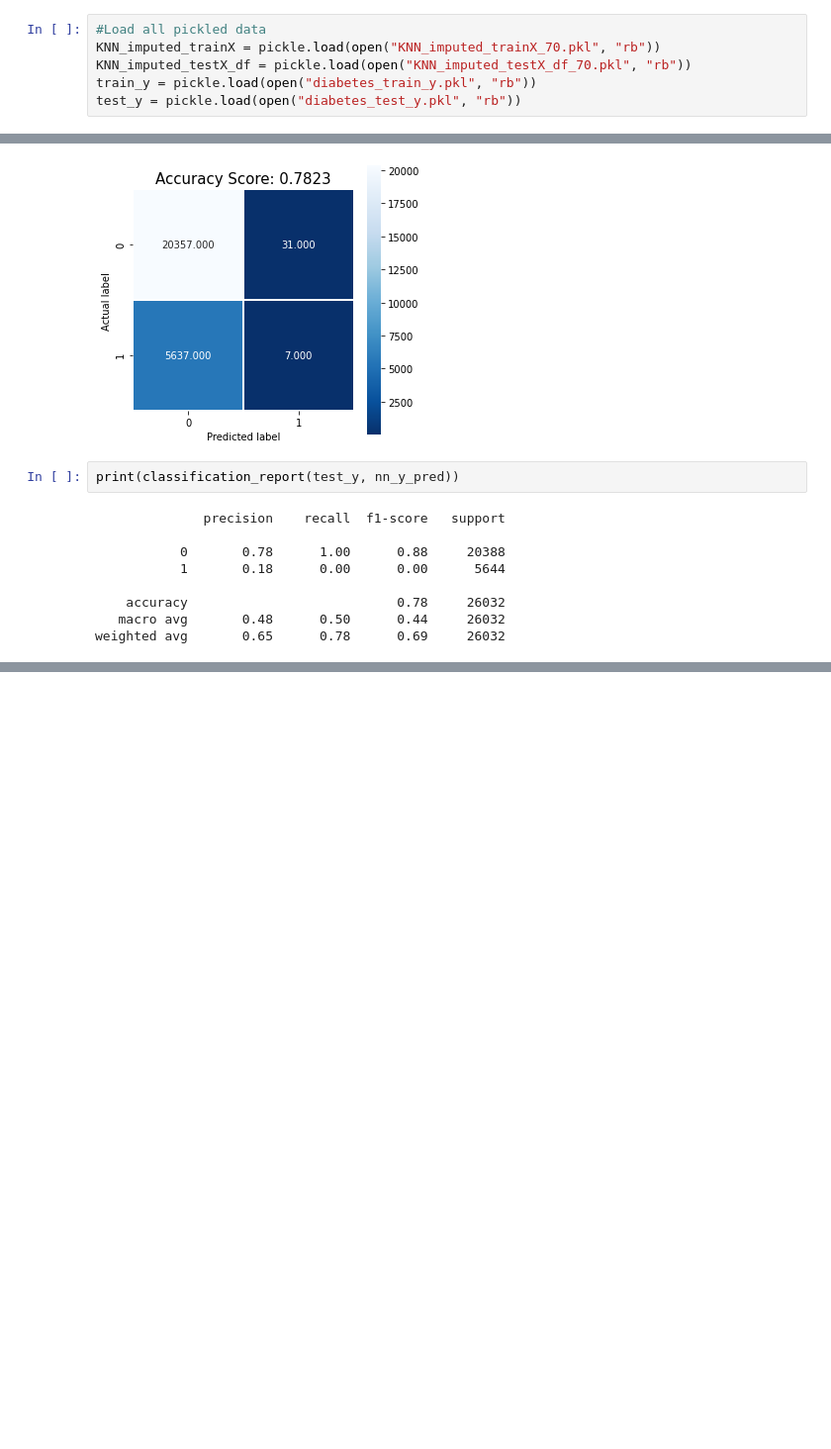
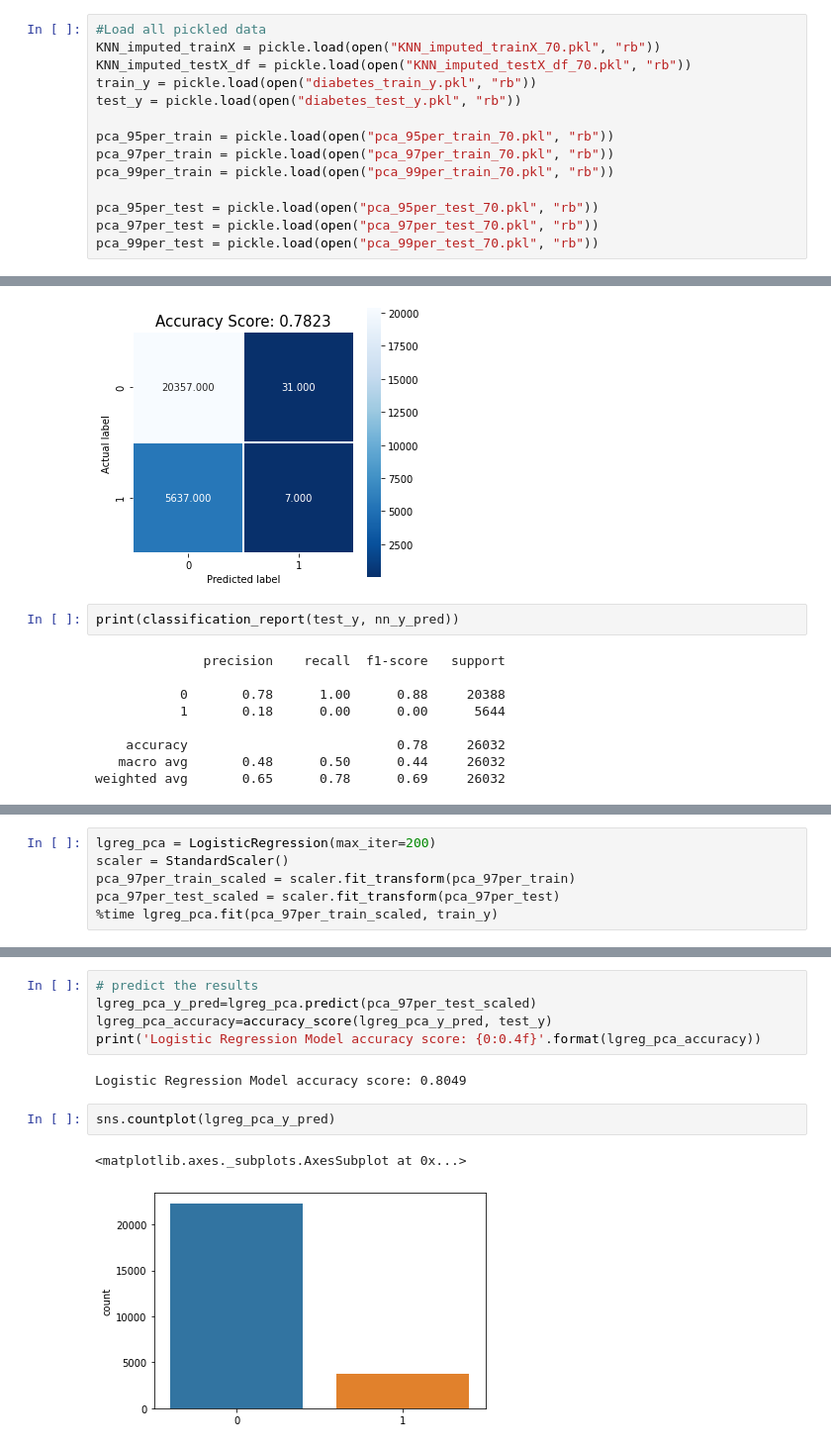
Before and after one commit to bvchand/Diabetes-detection-in-ICU-patients, a Jupyter notebook: final_diabetes_models.ipynb, the cells around one changed output, grey strips where cells are left out. Shown at 99% size. Drawn from its saved outputs; the diff is of its cells as text; blank space fills up the shorter version.

```diff
--- a/final_diabetes_models.ipynb
+++ b/final_diabetes_models.ipynb
@@ -42,6 +42,14 @@ KNN_imputed_trainX = pickle.load(open("KNN_imputed_trainX_70.pkl", "rb"))
 KNN_imputed_testX_df = pickle.load(open("KNN_imputed_testX_df_70.pkl", "rb"))
 train_y = pickle.load(open("diabetes_train_y.pkl", "rb"))
 test_y = pickle.load(open("diabetes_test_y.pkl", "rb"))
+
+pca_95per_train = pickle.load(open("pca_95per_train_70.pkl", "rb"))
+pca_97per_train = pickle.load(open("pca_97per_train_70.pkl", "rb"))
+pca_99per_train = pickle.load(open("pca_99per_train_70.pkl", "rb"))
+
+pca_95per_test = pickle.load(open("pca_95per_test_70.pkl", "rb"))
+pca_97per_test = pickle.load(open("pca_97per_test_70.pkl", "rb"))
+pca_99per_test = pickle.load(open("pca_99per_test_70.pkl", "rb"))
 # %%
 #standardize data
 scaler = StandardScaler()
@@ -323,0 +400,6 @@ weighted avg       0.65      0.78      0.69     26032
+# %%
+lgreg_pca = LogisticRegression(max_iter=200)
+scaler = StandardScaler()
+pca_97per_train_scaled = scaler.fit_transform(pca_97per_train)
+pca_97per_test_scaled = scaler.fit_transform(pca_97per_test)
+%time lgreg_pca.fit(pca_97per_train_scaled, train_y)
@@ -323,0 +414,12 @@ weighted avg       0.65      0.78      0.69     26032
+# %%
+# predict the results
+lgreg_pca_y_pred=lgreg_pca.predict(pca_97per_test_scaled)
+lgreg_pca_accuracy=accuracy_score(lgreg_pca_y_pred, test_y)
+print('Logistic Regression Model accuracy score: {0:0.4f}'.format(lgreg_pca_accuracy))
+# %% [output]
+Logistic Regression Model accuracy score: 0.8049
+# %%
+sns.countplot(lgreg_pca_y_pred)
+# %% [output]
+<matplotlib.axes._subplots.AxesSubplot at 0x...>
+[figure, added]
```
Also changed, not shown: parts of 8 cells of this notebook.
